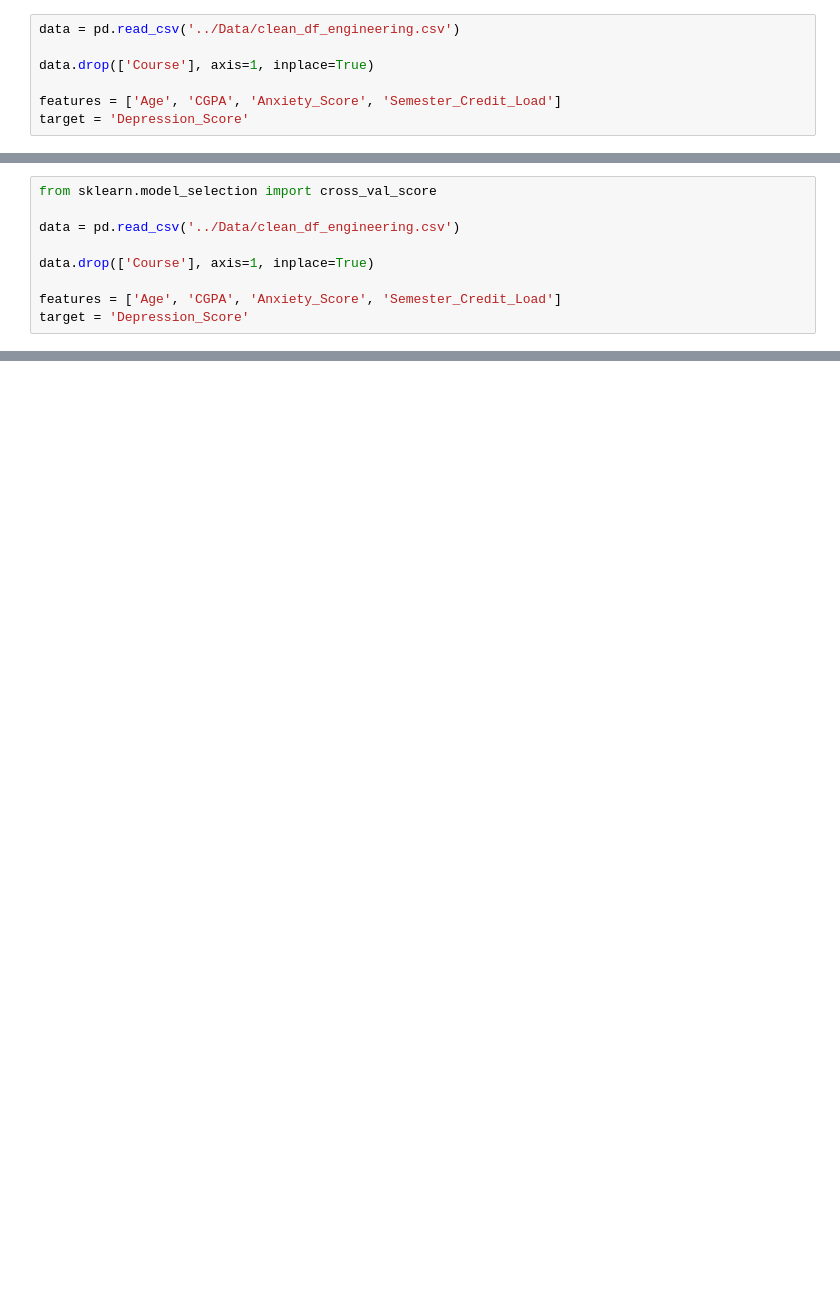
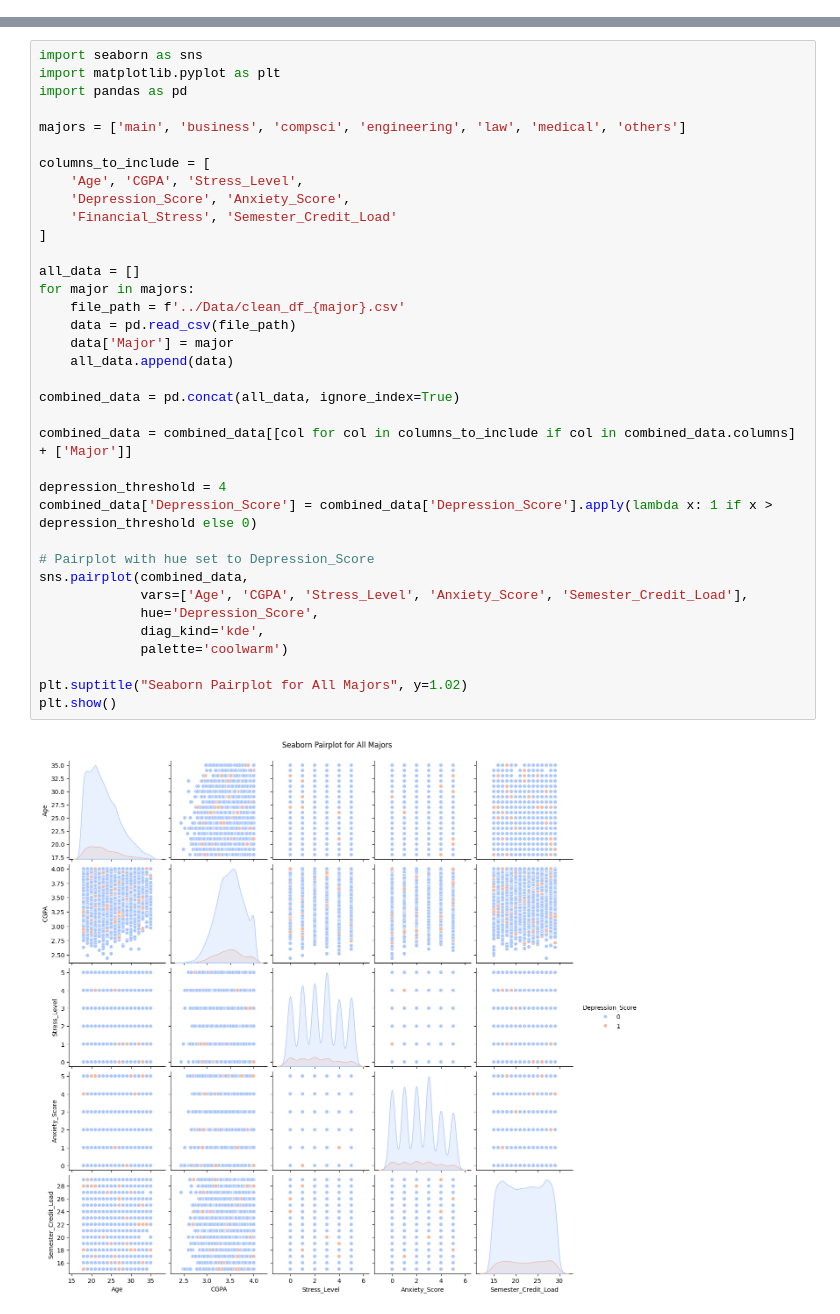
Before and after one commit to ReehalS/student-mental-health-model, a Jupyter notebook: Code/naive_bayes.ipynb, the cells around one changed output, grey strips where cells are left out. Drawn from its saved outputs; the diff is of its cells as text; blank space fills up the shorter version.

Commit message:
used smote on naive bayes and random forest, also made plot pair graphs

```diff
--- a/Code/naive_bayes.ipynb
+++ b/Code/naive_bayes.ipynb
@@ -20,7 +23,0 @@ depression_threshold = 4
-# %%
-data = pd.read_csv('../Data/clean_df_engineering.csv')
-
-data.drop(['Course'], axis=1, inplace=True)
-
-features = ['Age', 'CGPA', 'Anxiety_Score', 'Semester_Credit_Load']
-target = 'Depression_Score'
@@ -53,9 +23,0 @@ K FOLD CROSS VALIDATION
-# %%
-from sklearn.model_selection import cross_val_score
-
-data = pd.read_csv('../Data/clean_df_engineering.csv')
-
-data.drop(['Course'], axis=1, inplace=True)
-
-features = ['Age', 'CGPA', 'Anxiety_Score', 'Semester_Credit_Load']
-target = 'Depression_Score'
@@ -144,0 +122,38 @@ Test set accuracy with best hyperparameters: 0.9072164948453608
+# %%
+import seaborn as sns
+import matplotlib.pyplot as plt
+import pandas as pd
+
+majors = ['main', 'business', 'compsci', 'engineering', 'law', 'medical', 'others']
+
+columns_to_include = [
+    'Age', 'CGPA', 'Stress_Level',
+    'Depression_Score', 'Anxiety_Score',
+    'Financial_Stress', 'Semester_Credit_Load'
+]
+
+all_data = []
+for major in majors:
+    file_path = f'../Data/clean_df_{major}.csv'
+    data = pd.read_csv(file_path)
+    data['Major'] = major
+    all_data.append(data)
+
+combined_data = pd.concat(all_data, ignore_index=True)
+
+combined_data = combined_data[[col for col in columns_to_include if col in combined_data.columns] + ['Major']]
+
+depression_threshold = 4
+combined_data['Depression_Score'] = combined_data['Depression_Score'].apply(lambda x: 1 if x > depression_threshold else 0)
+
+# Pairplot with hue set to Depression_Score
+sns.pairplot(combined_data,
+             vars=['Age', 'CGPA', 'Stress_Level', 'Anxiety_Score', 'Semester_Credit_Load'],
+             hue='Depression_Score',
+             diag_kind='kde',
+             palette='coolwarm')
+
+plt.suptitle("Seaborn Pairplot for All Majors", y=1.02)
+plt.show()
+# %% [output]
+[figure, added]
```
Also changed, not shown: parts of 19 cells of this notebook, 1 other file.
